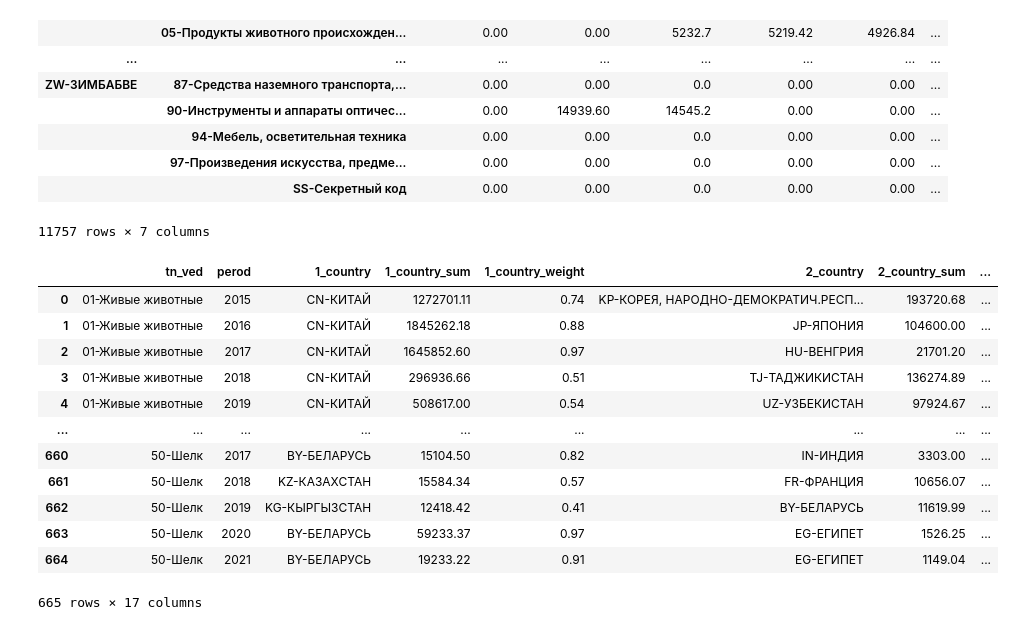
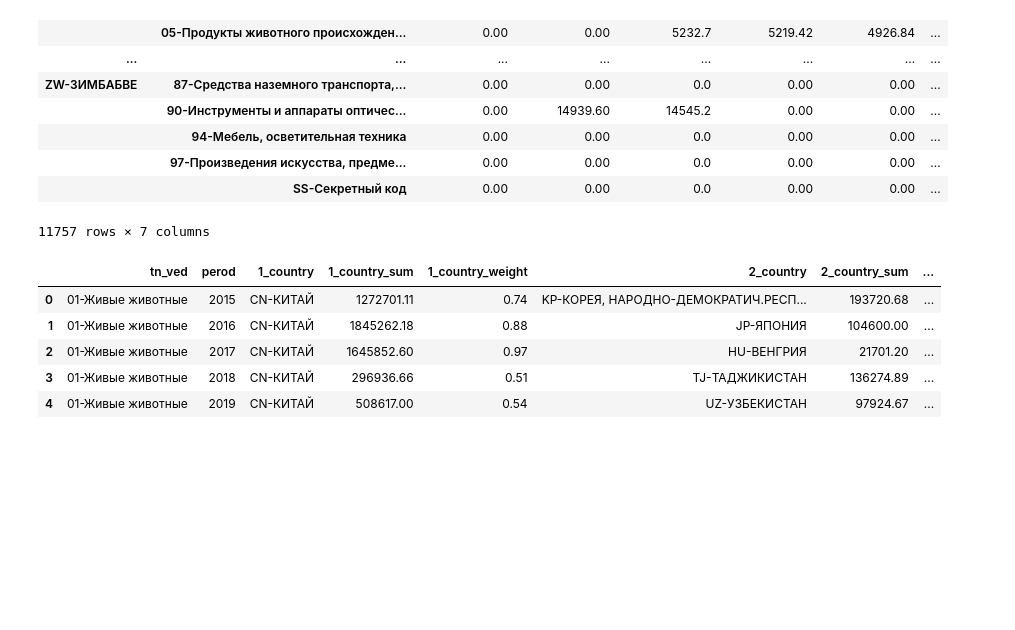
Before and after one commit to MAC-Power-rangers/Code, a Jupyter notebook: Анализ.ipynb, the cells around one changed output. Saved outputs shown, nothing was run; the diff lists cells and outputs as text; code cells hidden in the pictures; blank space fills up the shorter version.

```diff
--- a/Анализ.ipynb
+++ b/Анализ.ipynb
@@ -130,30 +189,56 @@ df_for_work.groupby(['Страна', 'Товар (2 знака)']).sum().round(2
 # %%
 df_for_work.drop_duplicates(inplace=True)
 # %%
-best_exp = pd.DataFrame(columns=['tn_ved', 'perod', '1_country', '1_country_sum', '1_country_weight', '2_country', '2_country_sum', '2_country_weight', '3_country', '3_country_sum', '3_country_weight', '4_country', '4_country_sum', '4_country_weight',  '5_country', '5_country_sum', '5_country_weight'])
+best_exp = pd.DataFrame(columns=['tn_ved',
+                                 'perod',
+                                 '1_country',
+                                 '1_country_sum',
+                                 '1_country_weight',
+                                 '2_country',
+                                 '2_country_sum',
+                                 '2_country_weight',
+                                 '3_country',
+                                 '3_country_sum',
+                                 '3_country_weight',
+                                 '4_country',
+                                 '4_country_sum',
+                                 '4_country_weight',
+                                 '5_country',
+                                 '5_country_sum',
+                                 '5_country_weight'])
 # %%
 period_list = [' Москва 2015 $', ' Москва 2016 $', ' Москва 2017 $',
        ' Москва 2018 $', ' Москва 2019 $', ' Москва 2020 $', ' Москва 2021 $']
 
 for ved in ved_list:
   for period in period_list:
-    new_representation = df_for_work[['Страна', 'Товар (2 знака)',period]][df_for_work['Товар (2 знака)']==ved].groupby('Страна').sum().round(2).sort_values(by=period,ascending=False)[:5]
+    new_representation = df_for_work[['Страна', 'Товар (2 знака)', period]][df_for_work['Товар (2 знака)']==ved].groupby('Страна').sum().round(2).sort_values(by=period,ascending=False)[:5]
     total_sum = df_for_work[['Страна', 'Товар (2 знака)',period]][df_for_work['Товар (2 знака)']==ved].groupby('Страна').sum().sum()[period].round(2)
 
-    best_exp.loc[ len(best_exp.index )] = [ved, period.split(' ')[2], new_representation.index[0], new_representation[period][0], round(new_representation[period][0]/total_sum, 2), new_representation.index[1], new_representation[period][1], round(new_representation[period][1]/total_sum,2), new_representation.index[2], new_representation[period][2], round(new_representation[period][2]/total_sum,2), new_representation.index[3], new_representation[period][3], round(new_representation[period][3]/total_sum,2), new_representation.index[4], new_representation[period][4], round(new_representation[period][4]/total_sum,2)]
+    best_exp.loc[len(best_exp.index )] = [ved,
+                                          period.split(' ')[2],
+                                          new_representation.index[0],
+                                          new_representation[period][0],
+                                          round(new_representation[period][0]/total_sum, 2),
+                                          new_representation.index[1],
+                                          new_representation[period][1],
+                                          round(new_representation[period][1]/total_sum,2),
+                                          new_representation.index[2],
+                                          new_representation[period][2],
+                                          round(new_representation[period][2]/total_sum,2),
+                                          new_representation.index[3],
+                                          new_representation[period][3],
+                                          round(new_representation[period][3]/total_sum,2),
+                                          new_representation.index[4],
+                                          new_representation[period][4],
+                                          round(new_representation[period][4]/total_sum,2)
+                                          ]
 # %%
-best_exp
+best_exp.head()
 # %% [output]
 |  | tn_ved | perod | 1_country | 1_country_sum | 1_country_weight | 2_country | 2_country_sum | ... |
 | 0 | 01-Живые животные | 2015 | CN-КИТАЙ | 1272701.11 | 0.74 | KP-КОРЕЯ, НАРОДНО-ДЕМОКРАТИЧ.РЕСП... | 193720.68 | ... |
 | 1 | 01-Живые животные | 2016 | CN-КИТАЙ | 1845262.18 | 0.88 | JP-ЯПОНИЯ | 104600.00 | ... |
 | 2 | 01-Живые животные | 2017 | CN-КИТАЙ | 1645852.60 | 0.97 | HU-ВЕНГРИЯ | 21701.20 | ... |
 | 3 | 01-Живые животные | 2018 | CN-КИТАЙ | 296936.66 | 0.51 | TJ-ТАДЖИКИСТАН | 136274.89 | ... |
 | 4 | 01-Живые животные | 2019 | CN-КИТАЙ | 508617.00 | 0.54 | UZ-УЗБЕКИСТАН | 97924.67 | ... |
-| ... | ... | ... | ... | ... | ... | ... | ... | ... |
-| 660 | 50-Шелк | 2017 | BY-БЕЛАРУСЬ | 15104.50 | 0.82 | IN-ИНДИЯ | 3303.00 | ... |
-| 661 | 50-Шелк | 2018 | KZ-КАЗАХСТАН | 15584.34 | 0.57 | FR-ФРАНЦИЯ | 10656.07 | ... |
-| 662 | 50-Шелк | 2019 | KG-КЫРГЫЗСТАН | 12418.42 | 0.41 | BY-БЕЛАРУСЬ | 11619.99 | ... |
-| 663 | 50-Шелк | 2020 | BY-БЕЛАРУСЬ | 59233.37 | 0.97 | EG-ЕГИПЕТ | 1526.25 | ... |
-| 664 | 50-Шелк | 2021 | BY-БЕЛАРУСЬ | 19233.22 | 0.91 | EG-ЕГИПЕТ | 1149.04 | ... |
-665 rows × 17 columns
```
Also changed, not shown: parts of 6 cells of this notebook.
